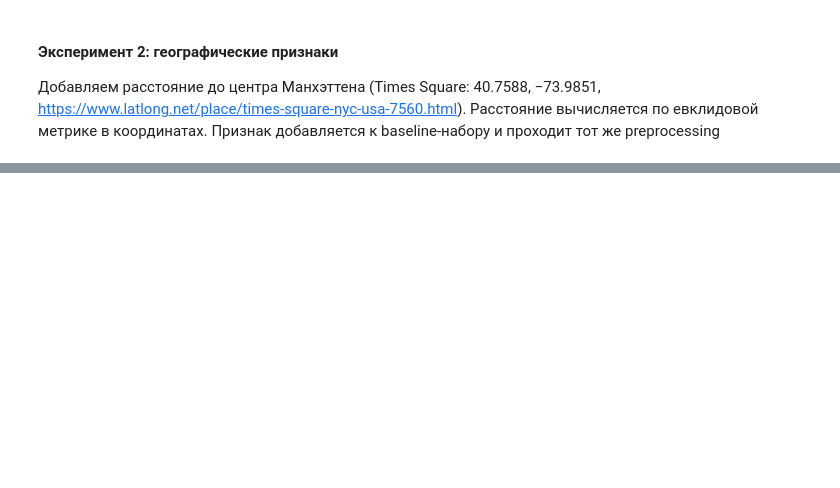
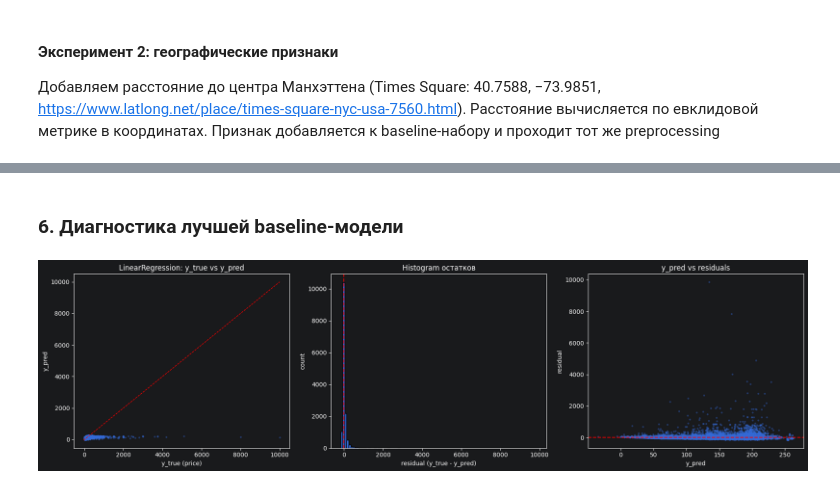
Before and after one commit to togoltsova/ML-Basic, a Jupyter notebook: homework_10/homework_10_fix.ipynb, the cells around one changed output, grey strips where cells are left out. Drawn from its saved outputs; the diff is of its cells as text; code cells hidden in the pictures; blank space fills up the shorter version.

Commit message:
homework_10 fix by according of teacher's recommendation. Modeling

```diff
--- a/homework_10/homework_10_fix.ipynb
+++ b/homework_10/homework_10_fix.ipynb
@@ -765,7 +765,7 @@ baseline_num_pipeline = Pipeline(steps=[
 
 baseline_cat_pipeline = Pipeline(steps=[
     ('imputer', SimpleImputer(strategy='most_frequent')),
-    ('encoder', OneHotEncoder(handle_unknown='ignore', sparse_output=False)),
+    ('encoder', OneHotEncoder(handle_unknown='ignore', sparse_output=False, drop='first')),
 ])
 
 baseline_preprocessor = ColumnTransformer(
@@ -899,0 +1043,12 @@ X_train_exp2[['latitude', 'longitude', 'dist_to_center']].head()
+# %%
+# Выбираем модель с лучшим R² на test
+best_baseline_name = baseline_results_df['R2'].idxmax()
+best_baseline_model = baseline_models[best_baseline_name]
+
+print(f'Лучшая baseline-модель: {best_baseline_name}')
+print(f'  R²:   {baseline_results_df.loc[best_baseline_name, "R2"]:.4f}')
+print(f'  MAE:  {baseline_results_df.loc[best_baseline_name, "MAE"]:.2f}')
+print(f'  RMSE: {baseline_results_df.loc[best_baseline_name, "RMSE"]:.2f}')
+
+# Предсказания лучшей модели для диагностики
+y_pred_best = best_baseline_model.predict(X_test_baseline)
@@ -899,0 +1066,33 @@ X_train_exp2[['latitude', 'longitude', 'dist_to_center']].head()
+# %% [markdown]
+### 6. Диагностика лучшей baseline-модели
+# %%
+residuals = y_test.values - y_pred_best
+
+fig, axes = plt.subplots(1, 3, figsize=(18, 5))
+
+# 1) y_true vs y_pred
+axes[0].scatter(y_test, y_pred_best, alpha=0.3, s=5)
+lims = [min(y_test.min(), y_pred_best.min()), max(y_test.max(), y_pred_best.max())]
+axes[0].plot(lims, lims, 'r--', linewidth=1)
+axes[0].set_title(f'{best_baseline_name}: y_true vs y_pred')
+axes[0].set_xlabel('y_true (price)')
+axes[0].set_ylabel('y_pred')
+
+# 2) Histogram остатков
+axes[1].hist(residuals, bins=100, edgecolor='black')
+axes[1].axvline(0, color='r', linestyle='--')
+axes[1].set_title('Histogram остатков')
+axes[1].set_xlabel('residual (y_true - y_pred)')
+axes[1].set_ylabel('count')
+
+# 3) y_pred vs residuals
+axes[2].scatter(y_pred_best, residuals, alpha=0.3, s=5)
+axes[2].axhline(0, color='r', linestyle='--')
+axes[2].set_title('y_pred vs residuals')
+axes[2].set_xlabel('y_pred')
+axes[2].set_ylabel('residual')
+
+plt.tight_layout()
+plt.show()
+# %% [output]
+[figure, added]
```
Also changed, not shown: parts of 29 cells of this notebook.
